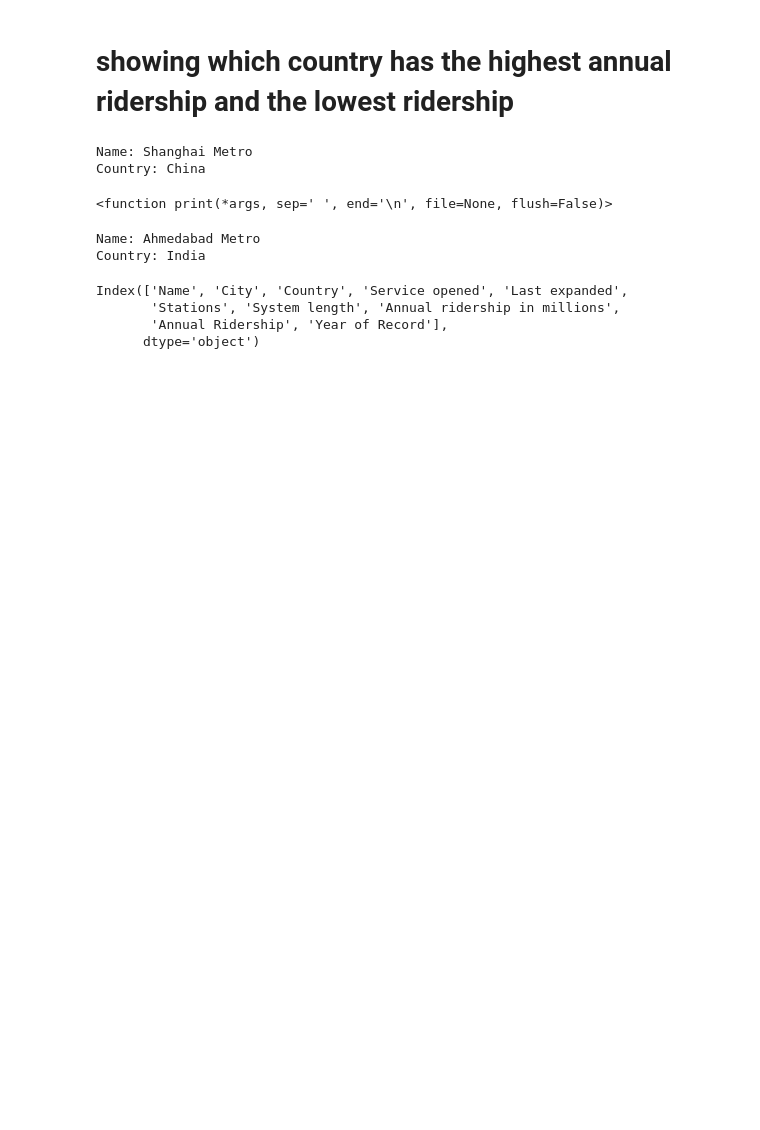
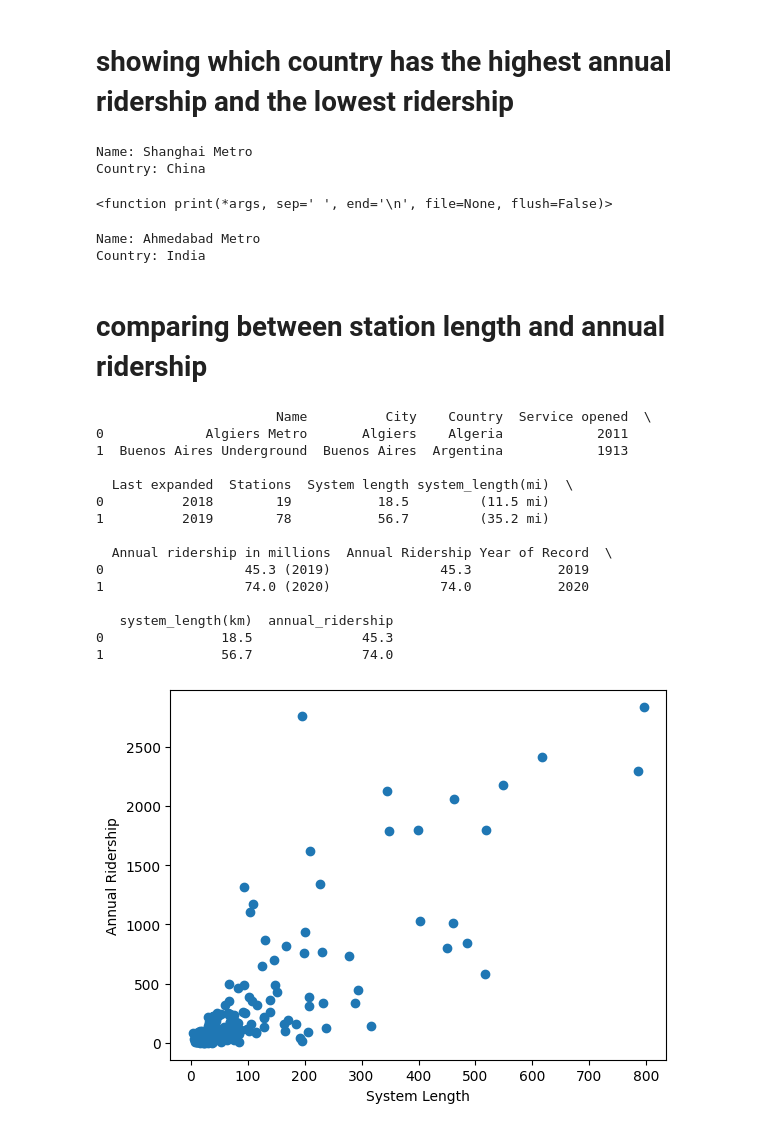
Before and after one commit to Murega14/metro_transport, a Jupyter notebook: metro.ipynb, the cells around one changed output. Saved outputs shown, nothing was run; the diff lists cells and outputs as text; code cells hidden in the pictures; blank space fills up the shorter version.

```diff
--- a/metro.ipynb
+++ b/metro.ipynb
@@ -87,6 +88,6 @@ Name: Annual Ridership, Length: 205, dtype: object
 df = df.reset_index()
 df.to_csv('output.csv', index=False)
 # %%
-metro = pd.read_csv('/home/muregz/data_analysis/metro_transport/output.csv')
+metro = pd.read_excel('/home/muregz/data_analysis/metro_transport/output.ods')
 print(metro.head(5))
 # %% [output]
@@ -113,20 +113,0 @@ print(metro.head(5))
-# %%
-import re
-
-row_index = 106
-
-# Convert the float value to a string and then split the values in the selected row
-values = str(metro.loc[row_index, 'Annual ridership in millions'])
-split_values = re.split(r'\s|\(|\)', values, maxsplit=1)
-
-if len(split_values) == 2:
-    annual_ridership, year_of_record = split_values
-else:
-    annual_ridership = values
-    year_of_record = ''
-
-# Assign the values to the corresponding columns
-metro.loc[row_index, 'Annual Ridership'] = annual_ridership
-metro.loc[row_index, 'Year of Record'] = year_of_record
-
-print(metro.loc[row_index, ['Annual Ridership', 'Year of Record']])
@@ -137,5 +114,3 @@ Name: 106, dtype: object
-# %%
-metro['Annual Ridership'] = metro['Annual Ridership'].astype(float)
 # %% [markdown]
 # showing which countries appear in the file
 # %%
@@ -174,10 +165,42 @@ print("Country:", country)
 # %% [output]
 Name: Ahmedabad Metro
 Country: India
-# %%
-metro.columns
-# %% [output]
-Index(['Name', 'City', 'Country', 'Service opened', 'Last expanded',
-       'Stations', 'System length', 'Annual ridership in millions',
-       'Annual Ridership', 'Year of Record'],
-      dtype='object')
+# %% [markdown]
+# comparing between station length and annual ridership
+# %%
+import matplotlib.pyplot as plt
+
+# Convert columns to numeric types
+metro['system_length(km)'] = pd.to_numeric(metro['System length'], errors='coerce')
+metro['annual_ridership'] = pd.to_numeric(metro['Annual Ridership'], errors='coerce')
+
+print(metro.head(2))
+
+# Get the updated columns
+station_length = metro['system_length(km)']
+annual_ridership = metro['annual_ridership']
+
+# Create a scatter plot
+plt.scatter(station_length, annual_ridership)
+plt.xlabel('System Length')
+plt.ylabel('Annual Ridership')
+
+# Show the plot
+plt.show()
+# %% [output]
+                       Name          City    Country  Service opened  \
+0             Algiers Metro       Algiers    Algeria            2011
+1  Buenos Aires Underground  Buenos Aires  Argentina            1913
+
+  Last expanded  Stations  System length system_length(mi)  \
+0          2018        19           18.5         (11.5 mi)
+1          2019        78           56.7         (35.2 mi)
+
+  Annual ridership in millions  Annual Ridership Year of Record  \
+0                  45.3 (2019)              45.3           2019
+1                  74.0 (2020)              74.0           2020
+
+   system_length(km)  annual_ridership
+0               18.5              45.3
+1               56.7              74.0
+[figure, added]
```
Also changed, not shown: parts of 7 cells of this notebook, 3 other files.
